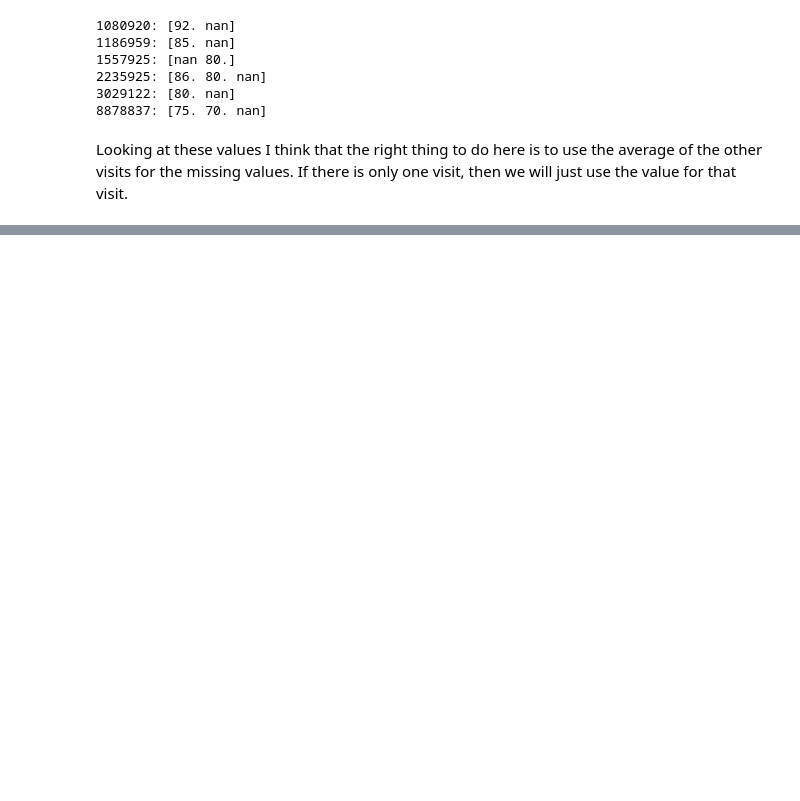
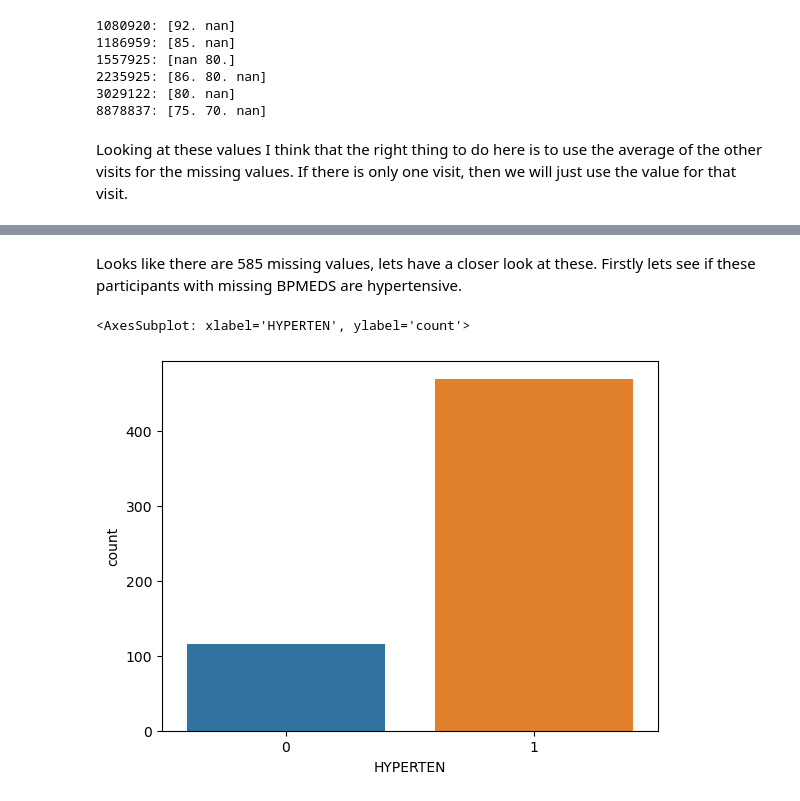
Before and after one commit to jmclaughlin0/DataScienceHeartProject, a Jupyter notebook: FraminghamClean.ipynb, the cells around one changed output, grey strips where cells are left out. Cells and saved outputs as stored; diff of their text form; code cells hidden in the pictures; blank space fills up the shorter version.

```diff
--- a/FraminghamClean.ipynb
+++ b/FraminghamClean.ipynb
@@ -172,0 +338,8 @@ df.head()
+# %% [markdown]
+Looks like there are 585 missing values, lets have a closer look at these.
+Firstly lets see if these participants with missing BPMEDS are hypertensive.
+# %%
+sns.countplot(x = df[df['BPMEDS'].isnull()].HYPERTEN)
+# %% [output]
+<AxesSubplot: xlabel='HYPERTEN', ylabel='count'>
+[figure, added]
```
Also changed, not shown: parts of 79 cells of this notebook, 3 other files.
